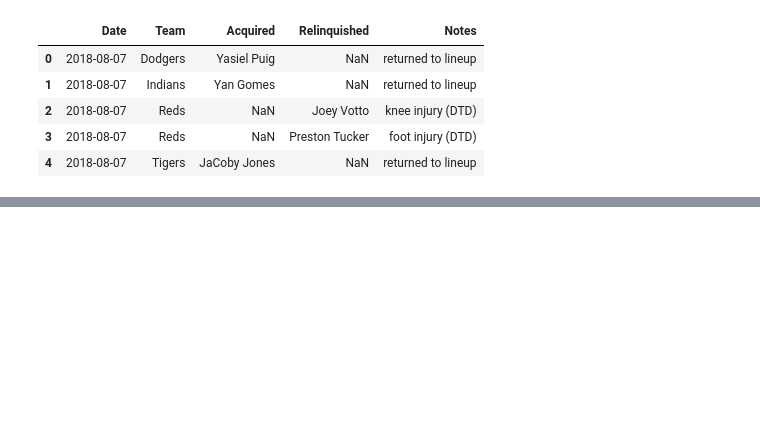
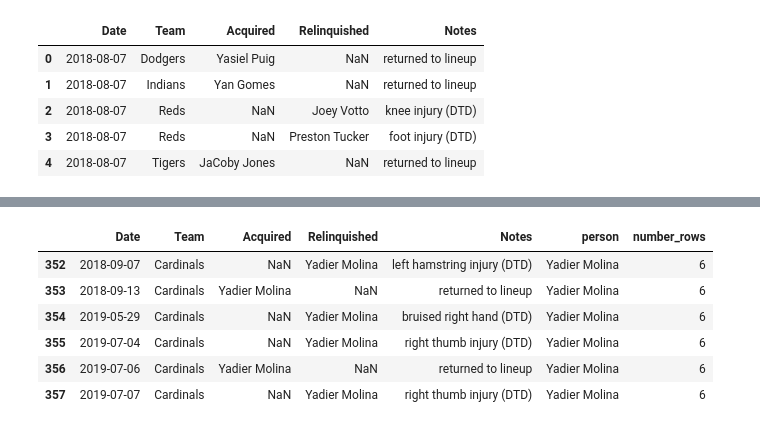
Before and after one commit to bew030/baseball-project, a Jupyter notebook: Baseball Parsing.ipynb, the cells around one changed output, grey strips where cells are left out. Saved outputs shown, nothing was run; the diff lists cells and outputs as text; code cells hidden in the pictures; blank space fills up the shorter version.

```diff
--- a/Baseball Parsing.ipynb
+++ b/Baseball Parsing.ipynb
@@ -204,0 +251,10 @@ no_dots_df_copy.dropna(subset=['Acquired']).merge(no_dots_df,left_on='Acquired',
+# %%
+no_dots_df_copy[no_dots_df_copy['person']=='Yadier Molina']
+# %% [output]
+|  | Date | Team | Acquired | Relinquished | Notes | person | number_rows |
+| 352 | 2018-09-07 | Cardinals | NaN | Yadier Molina | left hamstring injury (DTD) | Yadier Molina | 6 |
+| 353 | 2018-09-13 | Cardinals | Yadier Molina | NaN | returned to lineup | Yadier Molina | 6 |
+| 354 | 2019-05-29 | Cardinals | NaN | Yadier Molina | bruised right hand (DTD) | Yadier Molina | 6 |
+| 355 | 2019-07-04 | Cardinals | NaN | Yadier Molina | right thumb injury (DTD) | Yadier Molina | 6 |
+| 356 | 2019-07-06 | Cardinals | Yadier Molina | NaN | returned to lineup | Yadier Molina | 6 |
+| 357 | 2019-07-07 | Cardinals | NaN | Yadier Molina | right thumb injury (DTD) | Yadier Molina | 6 |
```
Also changed, not shown: parts of 35 cells of this notebook, 1 other file.
